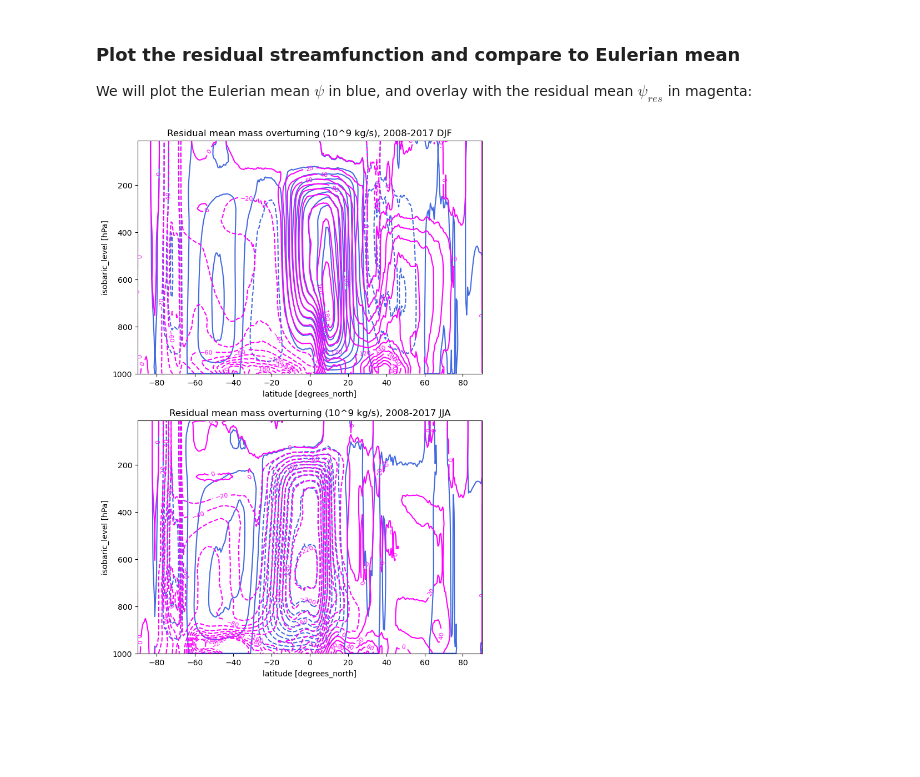
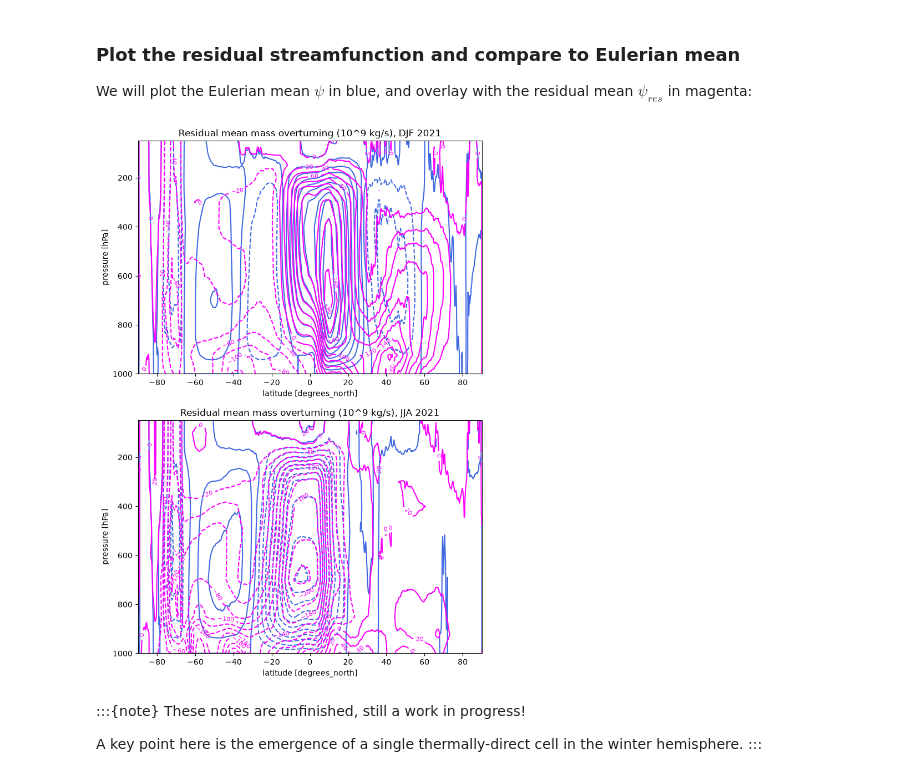
Before and after one commit to brian-rose/general-circulation, a Jupyter notebook: lectures/tem.ipynb, the cells around one changed output. Drawn from its saved outputs; the diff is of its cells as text; code cells hidden in the pictures; blank space fills up the shorter version.

Commit message:
Adpat TEM notes for ERA5 data

```diff
--- a/lectures/tem.ipynb
+++ b/lectures/tem.ipynb
@@ -566,5 +445,5 @@ def epfluxplot(Delta, Fhat, label='DJF', aspect=0.1):
     return fig, ax
 # %%
-for season in ['DJF', 'JJA']:
-    fig, ax = epfluxplot(Delta[season], coarseFhat[season], label=season)
+for seas in ['DJF', 'JJA']:
+    fig, ax = epfluxplot(Delta.sel(season=seas), coarseFhat.sel(season=seas), label=seas)
 # %% [output]
@@ -643,4 +522,4 @@ Start by calculating $\psi(\phi, p)$ as we've done before.
 
 First we need $[v]$:
 # %%
-v_zon = bar(bracket(v))
+v_zon = v.mean(dim='longitude')
@@ -661,3 +530,6 @@ for season in ['DJF', 'JJA']:
+# %%
+# Use units of 10^9 kg/s
+psi = 2*pi*a*cos(phi)/g * v_zon.cumulative_integrate(coord='pressure_level') / 1E9 * Pa_per_hPa
 # %% [markdown]
 ### Compute residual using eddy heat flux correction
 
@@ -672,3 +539,5 @@ for season in ['DJF', 'JJA']:
+# %%
+psi_res = psi - 2*pi*a*cos(phi)/g * heatflux/sigma / 1E9     # Also in units of 10^9 kg/s
 # %% [markdown]
 ### Plot the residual streamfunction and compare to Eulerian mean
 
@@ -676,25 +545,25 @@ We will plot the Eulerian mean $\psi$ in blue, and overlay with the residual mea
 # %%
 psi_levels = np.arange(-240, 250, 20.)
 
 fig, axes = plt.subplots(2,1, figsize=(8,12))
 
 ax = axes[0]
 
-for ind, season in enumerate(['DJF', 'JJA']):
+for ind, seas in enumerate(['DJF', 'JJA']):
     ax = axes[ind]
-    CSpsi = psi[season].plot.contour(ax=ax,
-                                       x='lat',
+    CSpsi = psi.sel(season=seas).plot.contour(ax=ax,
+                                       x='latitude',
                                        yincrease=False,
                                        levels=psi_levels,
                                        colors='royalblue',
                                             )
-    CSpsires = psi_res[season].plot.contour(ax=ax,
-                                       x='lat',
+    CSpsires = psi_res.sel(season=seas).plot.contour(ax=ax,
+                                       x='latitude',
                                        yincrease=False,
                                        levels=psi_levels,
                                        colors='magenta',
                                             )
     ax.clabel(CSpsires, CSpsires.levels, inline=True, fontsize=8)
-    ax.set_title('Residual mean mass overturning (10^9 kg/s), 2008-2017 {}'.format(season))
+    ax.set_title('Residual mean mass overturning (10^9 kg/s), {} 2021'.format(seas))
 # %% [output]
-[figure, old version]
+[figure, new version]
@@ -702,0 +570,6 @@ cluster.close()
+# %% [markdown]
+:::{note}
+These notes are unfinished, still a work in progress!
+
+A key point here is the emergence of a single thermally-direct cell in the winter hemisphere.
+:::
```
Also changed, not shown: parts of 38 cells of this notebook.
